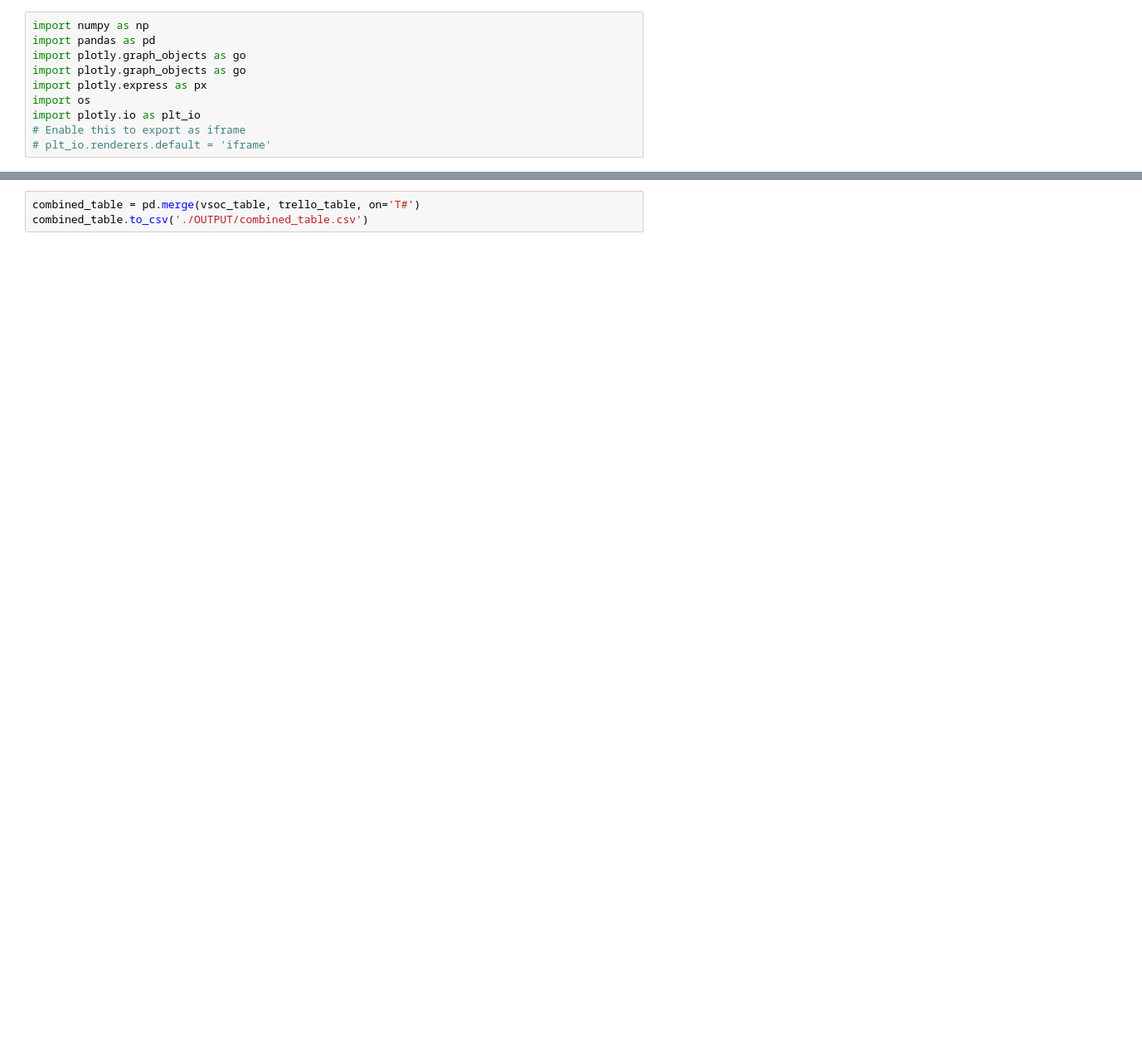
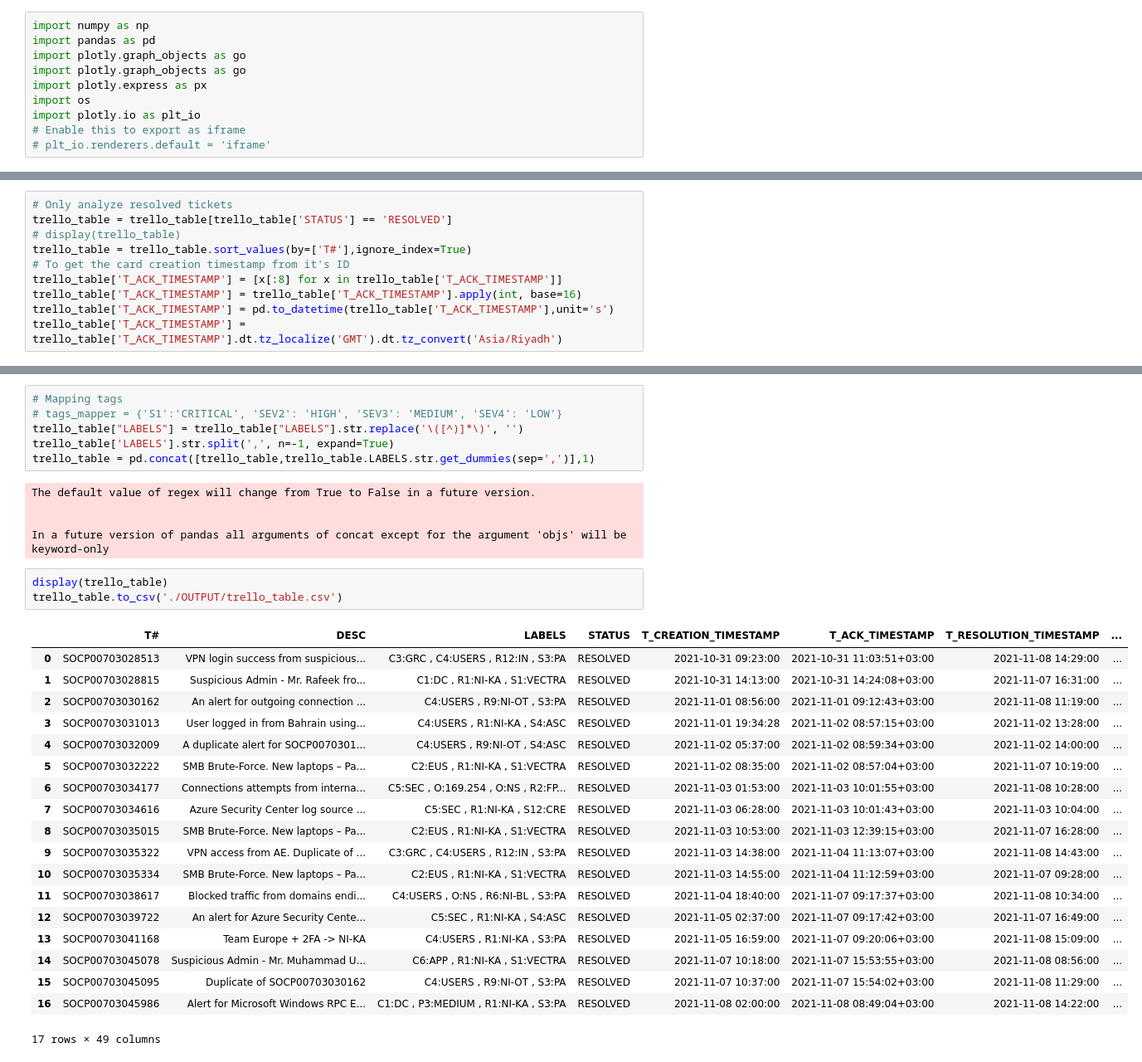
Before and after one commit to haythmalshehab/si-report-gen, a Jupyter notebook: sirg.ipynb, the cells around one changed output, grey strips where cells are left out. Shown: that part at 83% size. Drawn from its saved outputs; the diff is of its cells as text; blank space fills up the shorter version.

Commit message:
Update sirg.ipynb
Added conversion of labels to indicator variables until I figure out what to do with labels.

```diff
--- a/sirg.ipynb
+++ b/sirg.ipynb
@@ -31,0 +50,10 @@ vsoc_table.to_csv('./OUTPUT/vsoc_table.csv', sep=',')
+# %%
+# Only analyze resolved tickets
+trello_table = trello_table[trello_table['STATUS'] == 'RESOLVED']
+# display(trello_table)
+trello_table = trello_table.sort_values(by=['T#'],ignore_index=True)
+# To get the card creation timestamp from it's ID
+trello_table['T_ACK_TIMESTAMP'] = [x[:8] for x in trello_table['T_ACK_TIMESTAMP']]
+trello_table['T_ACK_TIMESTAMP'] = trello_table['T_ACK_TIMESTAMP'].apply(int, base=16)
+trello_table['T_ACK_TIMESTAMP'] = pd.to_datetime(trello_table['T_ACK_TIMESTAMP'],unit='s')
+trello_table['T_ACK_TIMESTAMP'] = trello_table['T_ACK_TIMESTAMP'].dt.tz_localize('GMT').dt.tz_convert('Asia/Riyadh')
@@ -86,6 +95,37 @@ Non-vectorized DateOffset being applied to Series or DatetimeIndex
 
 
 Non-vectorized DateOffset being applied to Series or DatetimeIndex
-# %%
-combined_table = pd.merge(vsoc_table, trello_table, on='T#')
-combined_table.to_csv('./OUTPUT/combined_table.csv')
+# %%
+# Mapping tags
+# tags_mapper = {'S1':'CRITICAL', 'SEV2': 'HIGH', 'SEV3': 'MEDIUM', 'SEV4': 'LOW'}
+trello_table["LABELS"] = trello_table["LABELS"].str.replace('\([^)]*\)', '')
+trello_table['LABELS'].str.split(',', n=-1, expand=True)
+trello_table = pd.concat([trello_table,trello_table.LABELS.str.get_dummies(sep=',')],1)
+# %% [output]
+The default value of regex will change from True to False in a future version.
+
+
+In a future version of pandas all arguments of concat except for the argument 'objs' will be keyword-only
+# %%
+display(trello_table)
+trello_table.to_csv('./OUTPUT/trello_table.csv')
+# %% [output]
+|  | T# | DESC | LABELS | STATUS | T_CREATION_TIMESTAMP | T_ACK_TIMESTAMP | T_RESOLUTION_TIMESTAMP | ... |
+| 0 | SOCP00703028513 | VPN login success from suspicious... | C3:GRC , C4:USERS , R12:IN , S3:PA | RESOLVED | 2021-10-31 09:23:00 | 2021-10-31 11:03:51+03:00 | 2021-11-08 14:29:00 | ... |
+| 1 | SOCP00703028815 | Suspicious Admin - Mr. Rafeek fro... | C1:DC , R1:NI-KA , S1:VECTRA | RESOLVED | 2021-10-31 14:13:00 | 2021-10-31 14:24:08+03:00 | 2021-11-07 16:31:00 | ... |
+| 2 | SOCP00703030162 | An alert for outgoing connection ... | C4:USERS , R9:NI-OT , S3:PA | RESOLVED | 2021-11-01 08:56:00 | 2021-11-01 09:12:43+03:00 | 2021-11-08 11:19:00 | ... |
+| 3 | SOCP00703031013 | User logged in from Bahrain using... | C4:USERS , R1:NI-KA , S4:ASC | RESOLVED | 2021-11-01 19:34:28 | 2021-11-02 08:57:15+03:00 | 2021-11-02 13:28:00 | ... |
+| 4 | SOCP00703032009 | A duplicate alert for SOCP0070301... | C4:USERS , R9:NI-OT , S4:ASC | RESOLVED | 2021-11-02 05:37:00 | 2021-11-02 08:59:34+03:00 | 2021-11-02 14:00:00 | ... |
+| 5 | SOCP00703032222 | SMB Brute-Force. New laptops – Pa... | C2:EUS , R1:NI-KA , S1:VECTRA | RESOLVED | 2021-11-02 08:35:00 | 2021-11-02 08:57:04+03:00 | 2021-11-07 10:19:00 | ... |
+| 6 | SOCP00703034177 | Connections attempts from interna... | C5:SEC , O:169.254 , O:NS , R2:FP... | RESOLVED | 2021-11-03 01:53:00 | 2021-11-03 10:01:55+03:00 | 2021-11-08 10:28:00 | ... |
+| 7 | SOCP00703034616 | Azure Security Center log source ... | C5:SEC , R1:NI-KA , S12:CRE | RESOLVED | 2021-11-03 06:28:00 | 2021-11-03 10:01:43+03:00 | 2021-11-03 10:04:00 | ... |
+| 8 | SOCP00703035015 | SMB Brute-Force. New laptops – Pa... | C2:EUS , R1:NI-KA , S1:VECTRA | RESOLVED | 2021-11-03 10:53:00 | 2021-11-03 12:39:15+03:00 | 2021-11-07 16:28:00 | ... |
+| 9 | SOCP00703035322 | VPN access from AE. Duplicate of ... | C3:GRC , C4:USERS , R12:IN , S3:PA | RESOLVED | 2021-11-03 14:38:00 | 2021-11-04 11:13:07+03:00 | 2021-11-08 14:43:00 | ... |
+| 10 | SOCP00703035334 | SMB Brute-Force. New laptops – Pa... | C2:EUS , R1:NI-KA , S1:VECTRA | RESOLVED | 2021-11-03 14:55:00 | 2021-11-04 11:12:59+03:00 | 2021-11-07 09:28:00 | ... |
+| 11 | SOCP00703038617 | Blocked traffic from domains endi... | C4:USERS , O:NS , R6:NI-BL , S3:PA | RESOLVED | 2021-11-04 18:40:00 | 2021-11-07 09:17:37+03:00 | 2021-11-08 10:34:00 | ... |
+| 12 | SOCP00703039722 | An alert for Azure Security Cente... | C5:SEC , R1:NI-KA , S4:ASC | RESOLVED | 2021-11-05 02:37:00 | 2021-11-07 09:17:42+03:00 | 2021-11-07 16:49:00 | ... |
+| 13 | SOCP00703041168 | Team Europe + 2FA -> NI-KA | C4:USERS , R1:NI-KA , S3:PA | RESOLVED | 2021-11-05 16:59:00 | 2021-11-07 09:20:06+03:00 | 2021-11-08 15:09:00 | ... |
+| 14 | SOCP00703045078 | Suspicious Admin - Mr. Muhammad U... | C6:APP , R1:NI-KA , S1:VECTRA | RESOLVED | 2021-11-07 10:18:00 | 2021-11-07 15:53:55+03:00 | 2021-11-08 08:56:00 | ... |
+| 15 | SOCP00703045095 | Duplicate of SOCP00703030162 | C4:USERS , R9:NI-OT , S3:PA | RESOLVED | 2021-11-07 10:37:00 | 2021-11-07 15:54:02+03:00 | 2021-11-08 11:29:00 | ... |
+| 16 | SOCP00703045986 | Alert for Microsoft Windows RPC E... | C1:DC , P3:MEDIUM , R1:NI-KA , S3:PA | RESOLVED | 2021-11-08 02:00:00 | 2021-11-08 08:49:04+03:00 | 2021-11-08 14:22:00 | ... |
+17 rows × 49 columns
```
Also changed, not shown: parts of 10 cells of this notebook.
